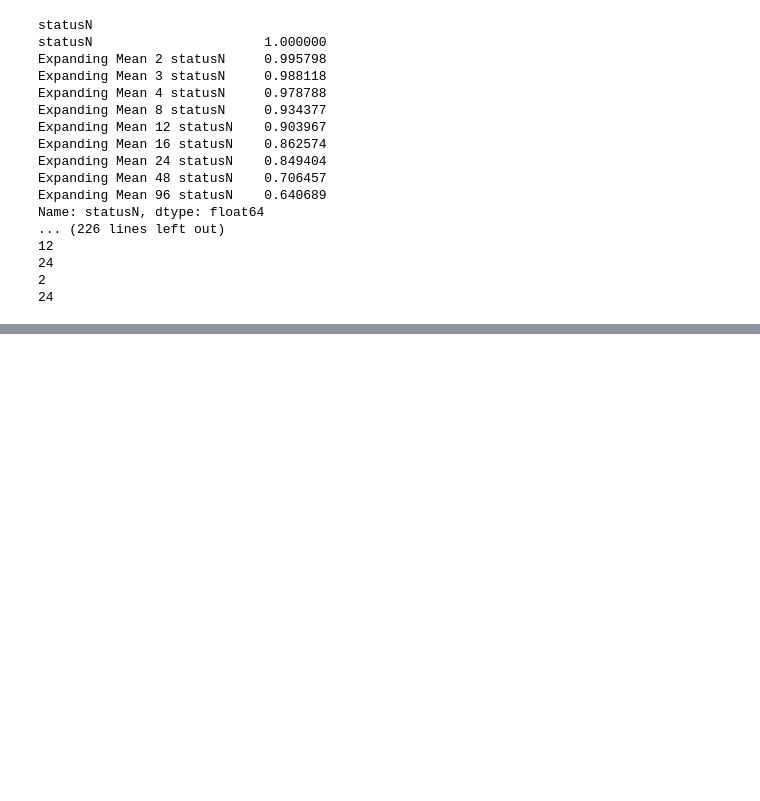
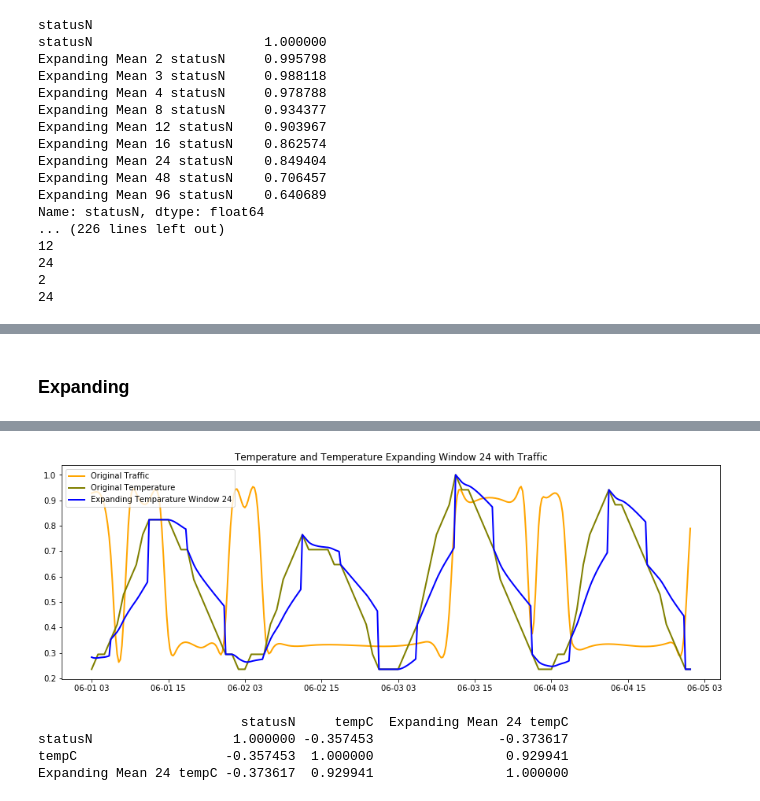
Before and after one commit to NicolleMagpale/FeatureEngineering_TimeSeries, a Jupyter notebook: Correlation - Optimal Windows.ipynb, the cells around one changed output, grey strips where cells are left out. Saved outputs shown, nothing was run; the diff lists cells and outputs as text; code cells hidden in the pictures; blank space fills up the shorter version.

```diff
--- a/Correlation - Optimal Windows.ipynb
+++ b/Correlation - Optimal Windows.ipynb
@@ -1376,0 +1429,2 @@ Name: statusN, dtype: float64
+# %% [markdown]
+### Expanding
@@ -1376,0 +1459,32 @@ Name: statusN, dtype: float64
+# %%
+start = 12
+end = 388
+variable = "tempC"
+varName = "Temparature"
+R_window = "3"
+E_window = "24"
+
+
+merged_dataset = pd.DataFrame(expanding_merged['statusN'])
+merged_dataset = pd.concat([merged_dataset, expanding_merged[variable]], axis = 1)
+# merged_dataset = pd.concat([merged_dataset, rolling_weather['humidity_Rmean=24']], axis = 1)
+# merged_dataset = pd.concat([merged_dataset, rolling_traffic[variable + '_Rmean=8']], axis = 1)
+# merged_dataset = pd.concat([merged_dataset, rolling_weather[variable + '_Rmean=3']], axis = 1)
+# merged_dataset = pd.concat([merged_dataset, expanding_merged['Expanding Mean 24 humidity']], axis = 1)
+merged_dataset = pd.concat([merged_dataset, expanding_merged['Expanding Mean 24 ' + variable]], axis = 1)
+print(merged_dataset.head())
+# multiple line plot
+
+plt.plot( merged_dataset["statusN"][start:end], color='orange', linewidth=2, label = "Original Traffic")
+plt.plot( merged_dataset[variable][start:end], color='olive', linewidth=2, label = "Original Temperature")
+plt.plot( merged_dataset["Expanding Mean " + E_window + " " + variable][start:end], color='blue', linewidth=2, label = "Expanding Temparature Window " + E_window)
+# plt.plot( merged_dataset[variable + "_Rmean=" + R_window][start:end], color='blue', linewidth=2, label = "Rolling Temparature Window " + R_window)
+plt.rcParams["figure.figsize"] = 15,5
+# plt.xticks(np.arange(start, end, step= 12))
+plt.legend()
+plt.title("Temperature and Temperature Expanding Window 24 with Traffic")
+plt.show()
+
+corr = merged_dataset.corr(method='spearman')
+print(corr)
+# %% [output]
@@ -1376,0 +1498,5 @@ Name: statusN, dtype: float64
+[figure, added]
+                          statusN     tempC  Expanding Mean 24 tempC
+statusN                  1.000000 -0.357453                -0.373617
+tempC                   -0.357453  1.000000                 0.929941
+Expanding Mean 24 tempC -0.373617  0.929941                 1.000000
```
Also changed, not shown: parts of 4 cells of this notebook.
